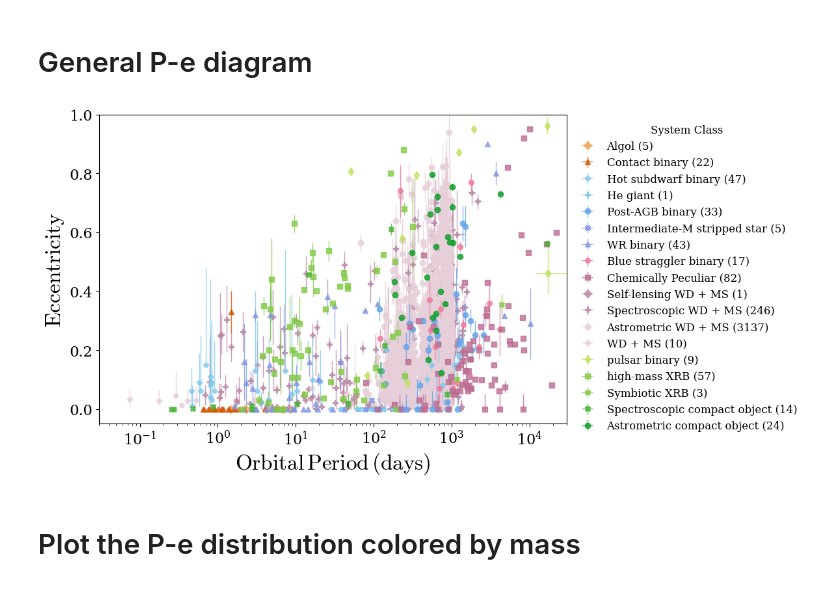
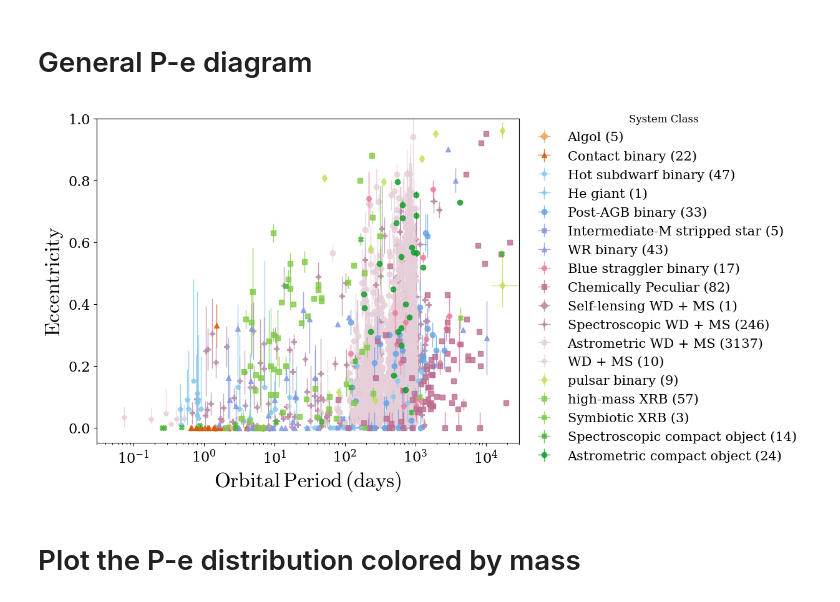
Before and after one commit to binary-observations/post_mt_catalog, a Jupyter notebook: code/data_analysis/P_e_analysis_plot.ipynb, the cells around one changed output. Saved outputs shown, nothing was run; the diff lists cells and outputs as text; code cells hidden in the pictures.

```diff
--- a/code/data_analysis/P_e_analysis_plot.ipynb
+++ b/code/data_analysis/P_e_analysis_plot.ipynb
@@ -163,7 +163,7 @@ def darken_color(color, factor=0.7):
 # %% [markdown]
 # General P-e diagram
 # %%
-fig, ax = plt.subplots(figsize=(12, 6))
+fig, ax = plt.subplots(figsize=(12.5, 6.5))
 
 plot_df = catalog_df.copy()
 
@@ -215,35 +215,35 @@ for system_class in STYLE_MAP.keys():
     if sub.empty:
         continue
     # Move the WDs to the back
     Zord = 3 if 'WD' not in system_class else 0
 
     color = COLORMAP.get(system_class, '#666666')
     marker_plotly = SYMBOLMAP.get(system_class, 'circle')
     marker_mpl = plotly_to_mpl_marker.get(marker_plotly, 'o')
 
     ax.errorbar(sub['Period'],sub['Eccentricity'],
         xerr=[sub['Period_err_minus'], sub['Period_err_plus']],
         yerr=[sub['Eccentricity_err_minus'], sub['Eccentricity_err_plus']],
         fmt=marker_mpl,ms=6,color=color,ecolor=color,
         elinewidth=1,capsize=0,alpha=0.8,
         linestyle='none', zorder = Zord,
         label=f"{system_class} ({len(sub)})"
     )
 
 
 ax.set_xscale('log')
 ax.set_xlim(3e-2, 3e4)
 ax.set_ylim(-0.05, 1)
 ax.tick_params(axis='both', labelsize=16)
 ax.set_xlabel('$\mathrm{Orbital\,Period\,(days)}$', fontsize=24)
 ax.set_ylabel('$\mathrm{Eccentricity}$', fontsize=24)
-ax.legend(bbox_to_anchor=(1, 1.0), loc='upper left', fontsize=12, framealpha=0., ncol=1, title='System Class')
+ax.legend(bbox_to_anchor=(1, 1.05), loc='upper left', fontsize=15, framealpha=0., ncol=1, title='System Class')
 plt.tight_layout()
 plt.savefig(LATEX_PLOT_DIR / 'P_e_by_system_class.pdf')
 plt.savefig(PLOTS_DIR / 'P_e_by_system_class.pdf')
 plt.show()
 # %% [output]
-[figure, old version]
+[figure, new version]
 # %% [markdown]
 # Plot the P-e distribution colored by mass
 # %%
```
Also changed, not shown: parts of 2 cells of this notebook, 5 other files.
